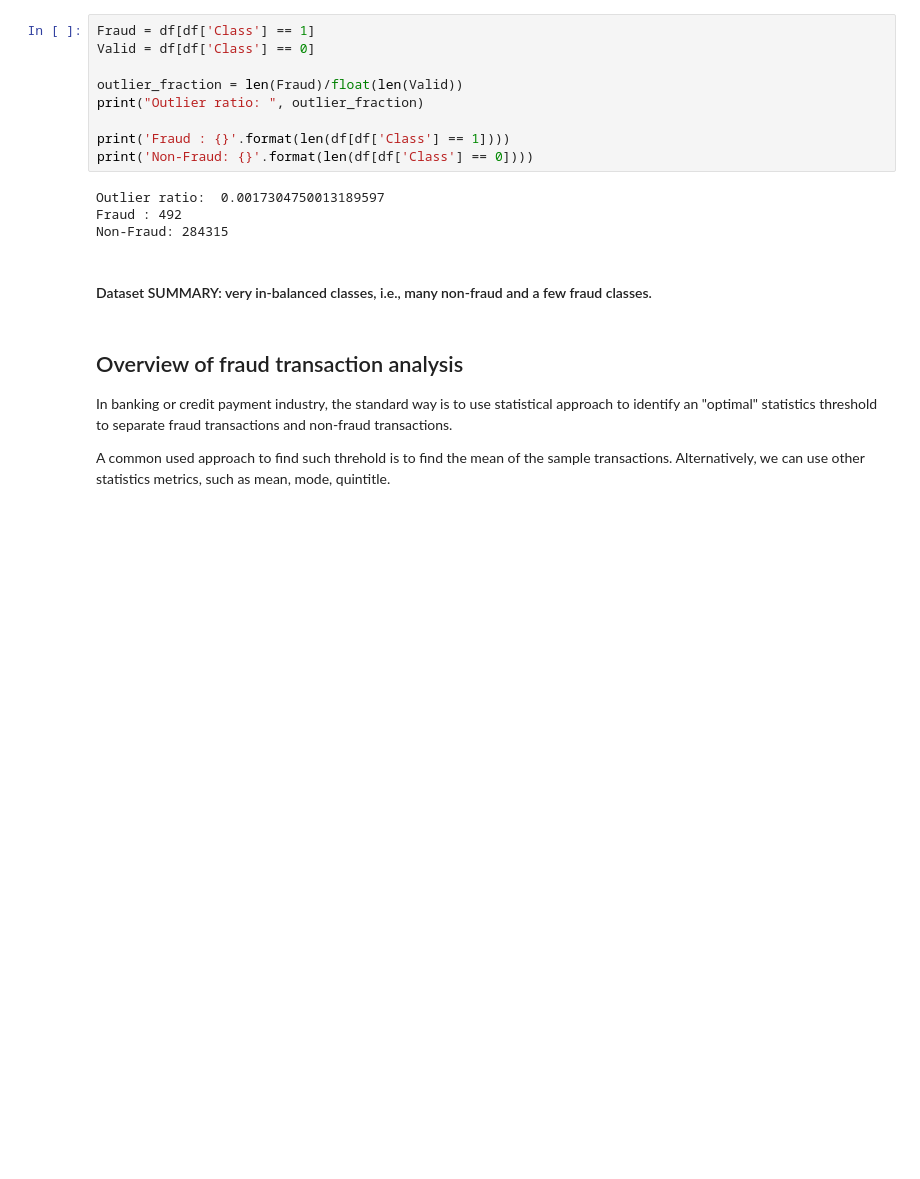
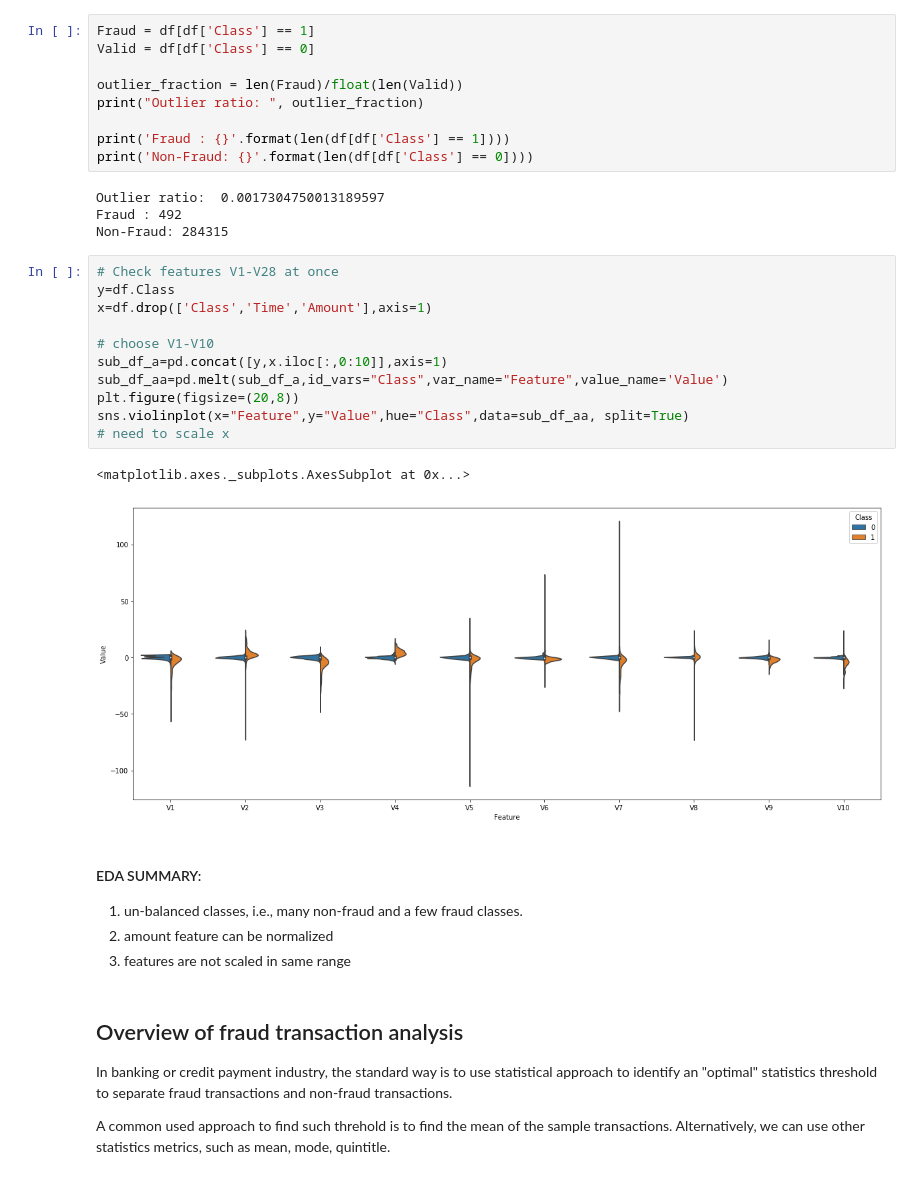
Before and after one commit to rayguang/brain, a Jupyter notebook: tasks/classification/Fraud Classification.ipynb, the cells around one changed output. Cells and saved outputs as stored; diff of their text form; blank space fills up the shorter version.

```diff
--- a/tasks/classification/Fraud Classification.ipynb
+++ b/tasks/classification/Fraud Classification.ipynb
@@ -209,8 +209,25 @@ print('Non-Fraud: {}'.format(len(df[df['Class'] == 0])))
 Outlier ratio:  0.0017304750013189597
 Fraud : 492
 Non-Fraud: 284315
+# %%
+# Check features V1-V28 at once
+y=df.Class
+x=df.drop(['Class','Time','Amount'],axis=1)
+
+# choose V1-V10
+sub_df_a=pd.concat([y,x.iloc[:,0:10]],axis=1)
+sub_df_aa=pd.melt(sub_df_a,id_vars="Class",var_name="Feature",value_name='Value')
+plt.figure(figsize=(20,8))
+sns.violinplot(x="Feature",y="Value",hue="Class",data=sub_df_aa, split=True)
+# need to scale x
+# %% [output]
+<matplotlib.axes._subplots.AxesSubplot at 0x...>
+[figure, added]
 # %% [markdown]
-#### Dataset SUMMARY: very in-balanced classes, i.e., many non-fraud and a few fraud classes.
+#### EDA SUMMARY:
+ 1. un-balanced classes, i.e., many non-fraud and a few fraud classes.
+ 1. amount feature can be normalized
+ 1. features are not scaled in same range
 # %% [markdown]
 ## Overview of fraud transaction analysis
 In banking or credit payment industry, the standard way is to use statistical approach to identify an "optimal" statistics threshold to separate fraud transactions and non-fraud transactions.
```
Also changed, not shown: parts of 24 cells of this notebook, 1 other file.
